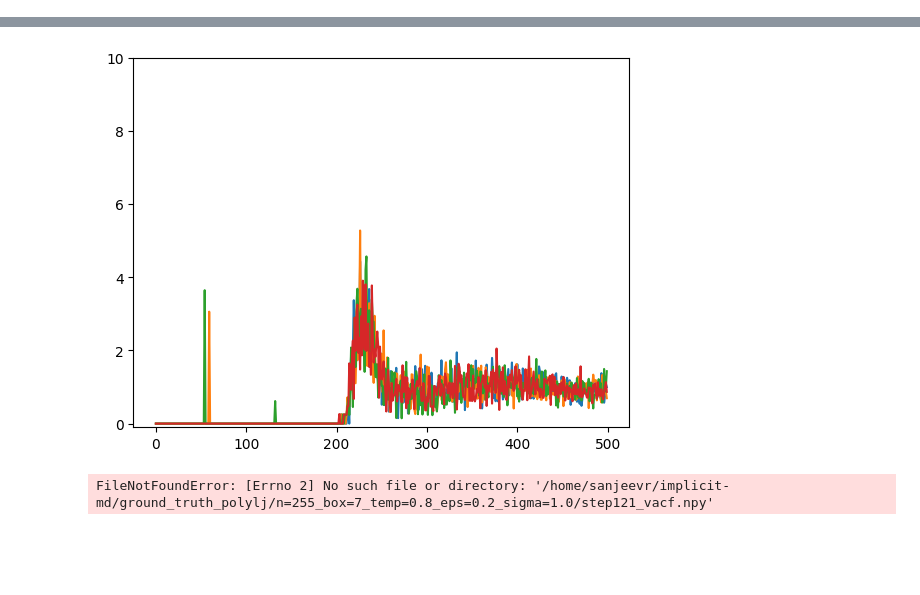
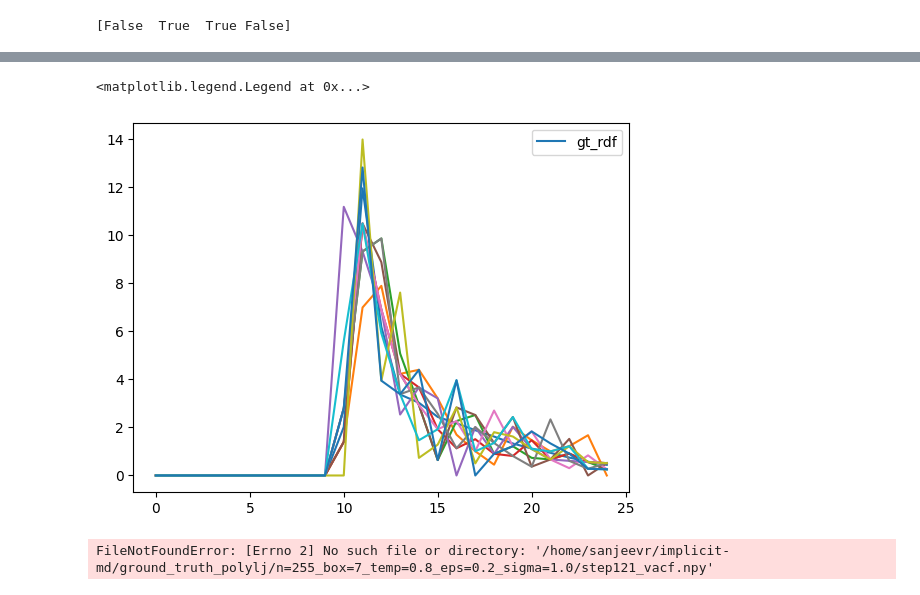
Before and after one commit to jeevster/implicit-md, a Jupyter notebook: Untitled.ipynb, the cells around one changed output, grey strips where cells are left out. Saved outputs shown, nothing was run; the diff lists cells and outputs as text; code cells hidden in the pictures; blank space fills up the shorter version.

Commit message:
more fixes for local environment stuff

```diff
--- a/Untitled.ipynb
+++ b/Untitled.ipynb
@@ -131,13 +132,15 @@ def create_frame(step, position, velocity):
     s.particles.diameter = diameter
     s.configuration.box= [cell[0][0], cell[1][1], cell[2][2], 0, 0, 0]
     #s.configuration.step = 0.04
-#     bonds = np.load('/home/sanjeevr/implicit-md/water_bonds.npy')
-#     s.bonds.N = bonds.shape[0]
-#     s.bonds.group = bonds
+    bonds = np.load('/home/sanjeevr/implicit-md/water_bonds.npy')[:12]
+    s.bonds.N = bonds.shape[0]
+    s.bonds.group = bonds
     return s
 
-positions = np.load(f'/home/sanjeevr/implicit-md/n_closest.npy')
-# stable_replicas = np.load(f"/home/sanjeevr/implicit-md/results_smallgemnet/IMPLICIT_gemnet_t_water_TEST_varscale_lr=0.001_efweight=0/stable_replicas_epoch{epoch}.npy")
+epoch = 4
+stable_replicas = np.load(f"/home/sanjeevr/implicit-md/results_smallgemnet/IMPLICIT_gemnet_t_water_TEST2_lr=0.001_efweight=0/stable_replicas_epoch{epoch}.npy")
+print(stable_replicas)
+positions = np.load(f'/home/sanjeevr/implicit-md/results_smallgemnet/IMPLICIT_gemnet_t_water_TEST2_lr=0.001_efweight=0/local_stacked_radii_epoch{epoch}.npy').reshape(30, 4, 16, 18, 3)[:, -1].reshape(-1, 18, 3)
 # print(stable_replicas)
 # epochs = np.arange(57, 103)
 # positions = []
@@ -149,25 +152,46 @@ positions = np.load(f'/home/sanjeevr/implicit-md/n_closest.npy')
 #     pos = np.load(f"/home/sanjeevr/implicit-md/results_md17/IMPLICIT_schnet_aspirin_TEST_widerrdf_lr=0.001_efweight=1/stacked_radii_epoch{epoch}.npy")
 #     positions.append(pos[-1, replica])
 
+# i=0
+# t = gsd.hoomd.open(name=f'/home/sanjeevr/implicit-md/n_closest.gsd', mode='w')
+# velocities = np.zeros_like(np.array(positions))
+# for pos, vel in tqdm(zip(positions, velocities)):
+#     t.append(create_frame(i, pos, vel))
+#     i+=1
+# t.close()
 i=0
-t = gsd.hoomd.open(name=f'/home/sanjeevr/implicit-md/n_closest.gsd', mode='w')
+t = gsd.hoomd.open(name=f'/home/sanjeevr/implicit-md/n_closest_local.gsd', mode='w')
 velocities = np.zeros_like(np.array(positions))
 for pos, vel in tqdm(zip(positions, velocities)):
     t.append(create_frame(i, pos, vel))
     i+=1
 t.close()
+
+
+
+# epoch = 5
+# local_rdfs = np.load(f'/home/sanjeevr/implicit-md/results_smallgemnet/IMPLICIT_gemnet_t_water_TEST2_lr=0.001_efweight=0/local_rdfs_epoch{epoch}.npy').reshape(-1, 75)[:, 25:50]
+# gt_rdf = np.load("/home/sanjeevr/implicit-md/results_smallgemnet/IMPLICIT_gemnet_t_water_TEST2_lr=0.001_efweight=0/gt_HH_rdf_local.npy")
+# plt.figure()
+# plt.plot(gt_rdf, label = "ground truth")
+# plt.plot(local_rdfs.mean(0), label = "pred")
+# plt.legend()
+# %% [output]
+[False  True  True False]
 # %%
 epoch = 5
 
-rdf_vars = np.load("/home/sanjeevr/implicit-md/results_smallgemnet/IMPLICIT_gemnet_t_water_TEST_varscale_lr=0.001_efweight=0/gt_OO_rdf_var.npy")
-rdfs = np.load(f"/home/sanjeevr/implicit-md/results_smallgemnet/IMPLICIT_gemnet_t_water_TEST_varscale_lr=0.001_efweight=0/rdfs_epoch{epoch}.npy").reshape(-1, 1500)[:, 0:500]
+gt_rdf = np.load("/home/sanjeevr/implicit-md/results_smallgemnet/IMPLICIT_gemnet_t_water_TEST2_lr=0.001_efweight=0/gt_OO_rdf_local.npy")
+rdf_vars = np.load("/home/sanjeevr/implicit-md/results_smallgemnet/IMPLICIT_gemnet_t_water_TEST2_lr=0.001_efweight=0/gt_OO_rdf_var_local.npy")
+rdfs = np.load(f"/home/sanjeevr/implicit-md/results_smallgemnet/IMPLICIT_gemnet_t_water_TEST2_lr=0.001_efweight=0/local_rdfs_epoch{epoch}.npy").reshape(30, 4, 16, 75)[:, -1].reshape(-1, 75)
 rdf_vars = np.where(rdf_vars == 0, 1e-2, rdf_vars)
-weights = 1/(rdf_vars)
+weights = 1/(rdf_vars)[0:25]
+plt.plot(gt_rdf, label = 'gt_rdf')
 #print(weights)
 #weights = 1
-for i in range(4):
-    idxs = np.random.choice(np.arange(rdfs.shape[0]), 4, replace=False)
-    plt.plot(rdfs[idxs].mean(0))
-    plt.ylim([-0.1, 10])
-    print("Batch MSE Loss: ", (weights*(rdfs[idxs].mean(0) - gt_rdf)**2).mean())
+for i in range(10):
+    idxs = np.random.choice(np.arange(len(rdfs)), 4, replace=False)
+    plt.plot(rdfs[idxs].mean(0)[0:25])
+    print("Batch MSE Loss: ", (weights*(rdfs[idxs][:, 0:25].mean(0) - gt_rdf)**2).mean())
+plt.legend()
 # %% [output]
@@ -178,4 +208,5 @@ Batch MSE Loss:  0.1821139
+<matplotlib.legend.Legend at 0x...>
-[figure, old version]
+[figure, new version]
 # %%
 import numpy as np
 import time
```
Also changed, not shown: parts of 2 cells of this notebook, 4 other files.
